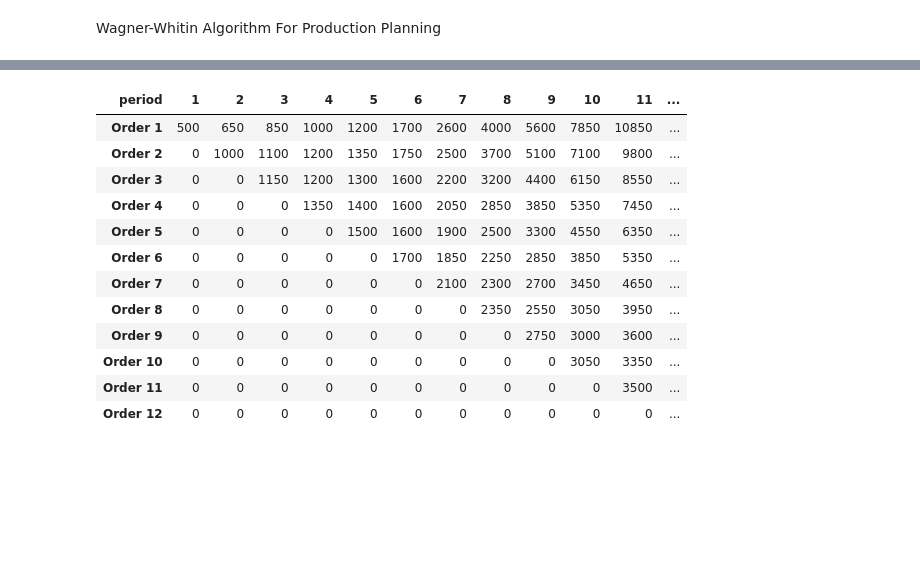
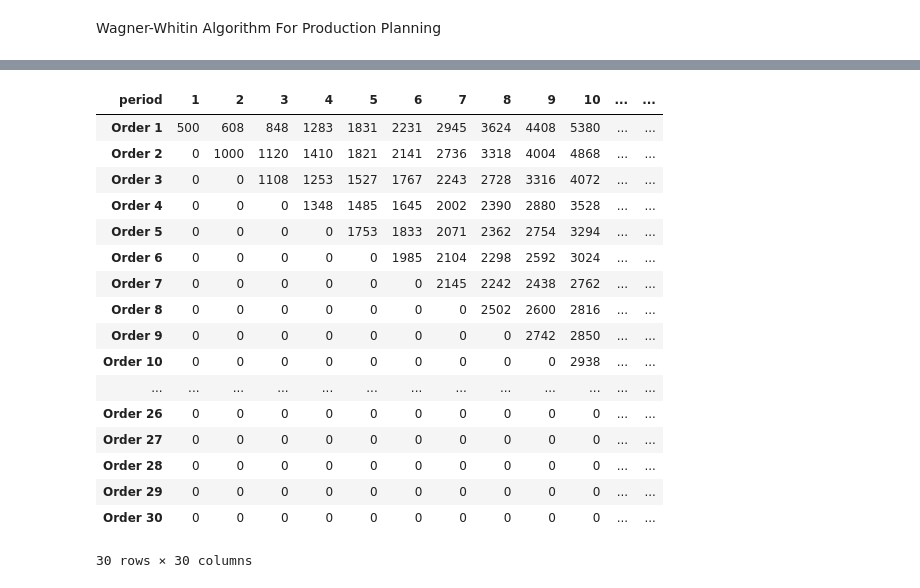
Before and after one commit to mubasshir2306/Supply_Chain_Digital_Twin, a Jupyter notebook: Production Planning/wagner_whitin_production_planning.ipynb, the cells around one changed output, grey strips where cells are left out. Saved outputs shown, nothing was run; the diff lists cells and outputs as text; code cells hidden in the pictures; blank space fills up the shorter version.

```diff
--- a/Production Planning/wagner_whitin_production_planning.ipynb
+++ b/Production Planning/wagner_whitin_production_planning.ipynb
@@ -6,7 +6,7 @@ import pandas as pd
 import matplotlib.pyplot as plt
 # %%
 # forecasts
-data = pd.read_csv('demand_forecasts.csv', sep=";")
+data = pd.read_csv('forecast_500_day.csv', sep=";")
 data
 # %% [output]
 |  | period | forecast |
@@ -51,46 +55,51 @@ for i in data_calc['period'].unique():
 order = 1
 for index, row in data_calc.iterrows():
     current_month = data_calc.loc[index,'period']
     cost = 0
     # 1 set up
     cost += setup_cost
     if current_month > 1:
         for t in range(1, current_month+1):
             cost += (t-1) * data_calc.loc[t-1,'forecast'] * holding_cost
     data_calc.loc[index,'Order {}'.format(order)] = cost
 
 # Order 2
-for order in range(2, 13):
+for order in range(2, 31):
     for index, row in data_calc.iterrows():
         current_month = data_calc.loc[index,'period']
         if current_month >= order:
             cost = 0
 
             # Best option best Period 1
             values = list(data_calc.loc[order-2,['Order {}'.format(i) for i in range(1, order+1)]].values)
             best = min([i for i in values if i >0])
 
             # Add
             cost += best + setup_cost
             for t in range(order, current_month+1):
                 cost += (t-order) * data_calc.loc[t-1,'forecast'] * holding_cost
             data_calc.loc[index,'Order {}'.format(order)] = cost
 
 data_calc = data_calc.set_index('period').drop(['forecast'], axis = 1).T
 data_calc
 # %% [output]
-| period | 1 | 2 | 3 | 4 | 5 | 6 | 7 | 8 | 9 | 10 | 11 | ... |
-| Order 1 | 500 | 650 | 850 | 1000 | 1200 | 1700 | 2600 | 4000 | 5600 | 7850 | 10850 | ... |
-| Order 2 | 0 | 1000 | 1100 | 1200 | 1350 | 1750 | 2500 | 3700 | 5100 | 7100 | 9800 | ... |
-| Order 3 | 0 | 0 | 1150 | 1200 | 1300 | 1600 | 2200 | 3200 | 4400 | 6150 | 8550 | ... |
-| Order 4 | 0 | 0 | 0 | 1350 | 1400 | 1600 | 2050 | 2850 | 3850 | 5350 | 7450 | ... |
-| Order 5 | 0 | 0 | 0 | 0 | 1500 | 1600 | 1900 | 2500 | 3300 | 4550 | 6350 | ... |
-| Order 6 | 0 | 0 | 0 | 0 | 0 | 1700 | 1850 | 2250 | 2850 | 3850 | 5350 | ... |
-| Order 7 | 0 | 0 | 0 | 0 | 0 | 0 | 2100 | 2300 | 2700 | 3450 | 4650 | ... |
-| Order 8 | 0 | 0 | 0 | 0 | 0 | 0 | 0 | 2350 | 2550 | 3050 | 3950 | ... |
-| Order 9 | 0 | 0 | 0 | 0 | 0 | 0 | 0 | 0 | 2750 | 3000 | 3600 | ... |
-| Order 10 | 0 | 0 | 0 | 0 | 0 | 0 | 0 | 0 | 0 | 3050 | 3350 | ... |
-| Order 11 | 0 | 0 | 0 | 0 | 0 | 0 | 0 | 0 | 0 | 0 | 3500 | ... |
-| Order 12 | 0 | 0 | 0 | 0 | 0 | 0 | 0 | 0 | 0 | 0 | 0 | ... |
+| period | 1 | 2 | 3 | 4 | 5 | 6 | 7 | 8 | 9 | 10 | ... | ... |
+| Order 1 | 500 | 608 | 848 | 1283 | 1831 | 2231 | 2945 | 3624 | 4408 | 5380 | ... | ... |
+| Order 2 | 0 | 1000 | 1120 | 1410 | 1821 | 2141 | 2736 | 3318 | 4004 | 4868 | ... | ... |
+| Order 3 | 0 | 0 | 1108 | 1253 | 1527 | 1767 | 2243 | 2728 | 3316 | 4072 | ... | ... |
+| Order 4 | 0 | 0 | 0 | 1348 | 1485 | 1645 | 2002 | 2390 | 2880 | 3528 | ... | ... |
+| Order 5 | 0 | 0 | 0 | 0 | 1753 | 1833 | 2071 | 2362 | 2754 | 3294 | ... | ... |
+| Order 6 | 0 | 0 | 0 | 0 | 0 | 1985 | 2104 | 2298 | 2592 | 3024 | ... | ... |
+| Order 7 | 0 | 0 | 0 | 0 | 0 | 0 | 2145 | 2242 | 2438 | 2762 | ... | ... |
+| Order 8 | 0 | 0 | 0 | 0 | 0 | 0 | 0 | 2502 | 2600 | 2816 | ... | ... |
+| Order 9 | 0 | 0 | 0 | 0 | 0 | 0 | 0 | 0 | 2742 | 2850 | ... | ... |
+| Order 10 | 0 | 0 | 0 | 0 | 0 | 0 | 0 | 0 | 0 | 2938 | ... | ... |
+| ... | ... | ... | ... | ... | ... | ... | ... | ... | ... | ... | ... | ... |
+| Order 26 | 0 | 0 | 0 | 0 | 0 | 0 | 0 | 0 | 0 | 0 | ... | ... |
+| Order 27 | 0 | 0 | 0 | 0 | 0 | 0 | 0 | 0 | 0 | 0 | ... | ... |
+| Order 28 | 0 | 0 | 0 | 0 | 0 | 0 | 0 | 0 | 0 | 0 | ... | ... |
+| Order 29 | 0 | 0 | 0 | 0 | 0 | 0 | 0 | 0 | 0 | 0 | ... | ... |
+| Order 30 | 0 | 0 | 0 | 0 | 0 | 0 | 0 | 0 | 0 | 0 | ... | ... |
+30 rows × 30 columns
 # %%
 costs, initials, nexts, quantities = [], [], [], []
```
Also changed, not shown: parts of 6 cells of this notebook, 14 other files.
